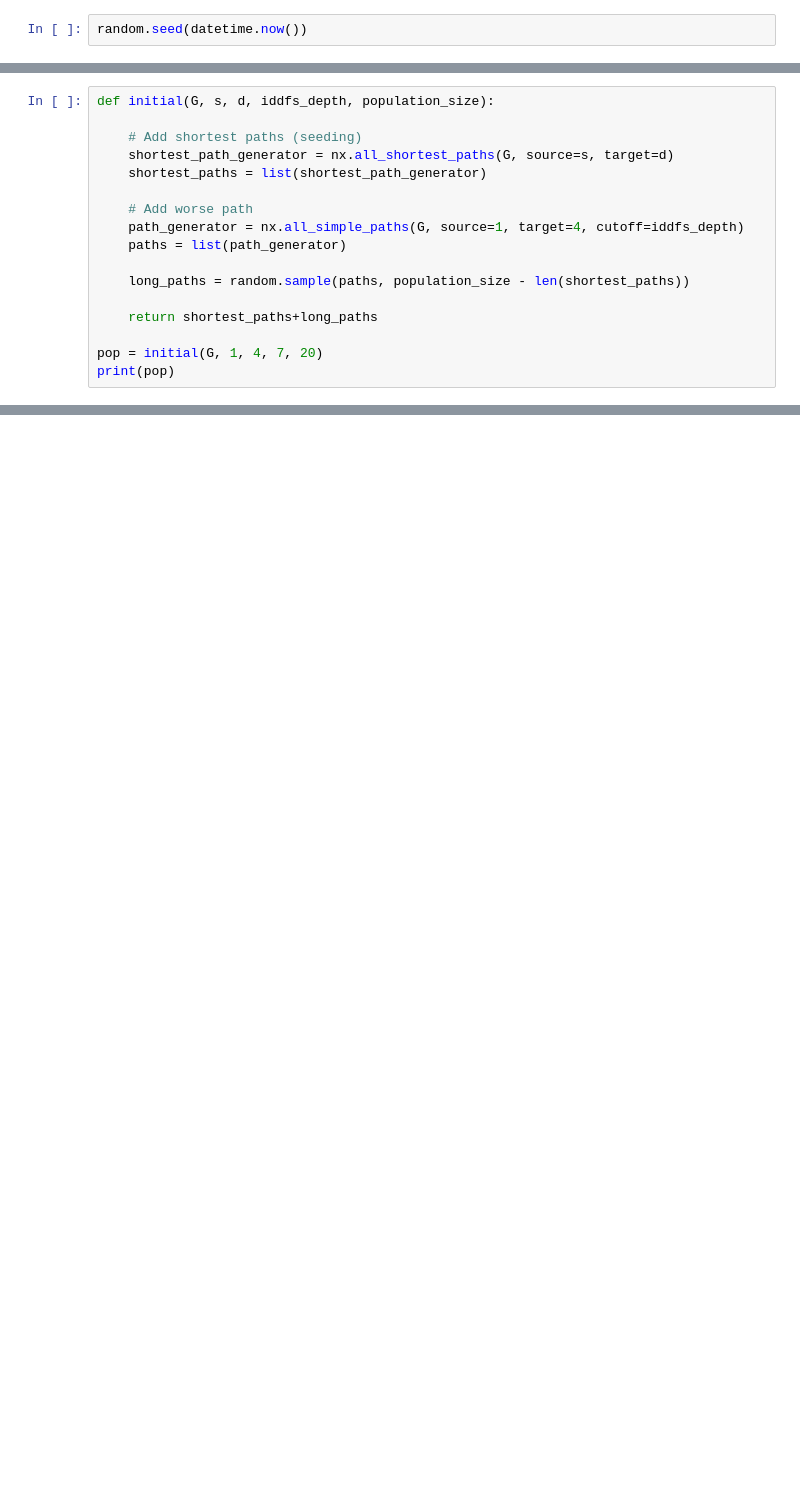
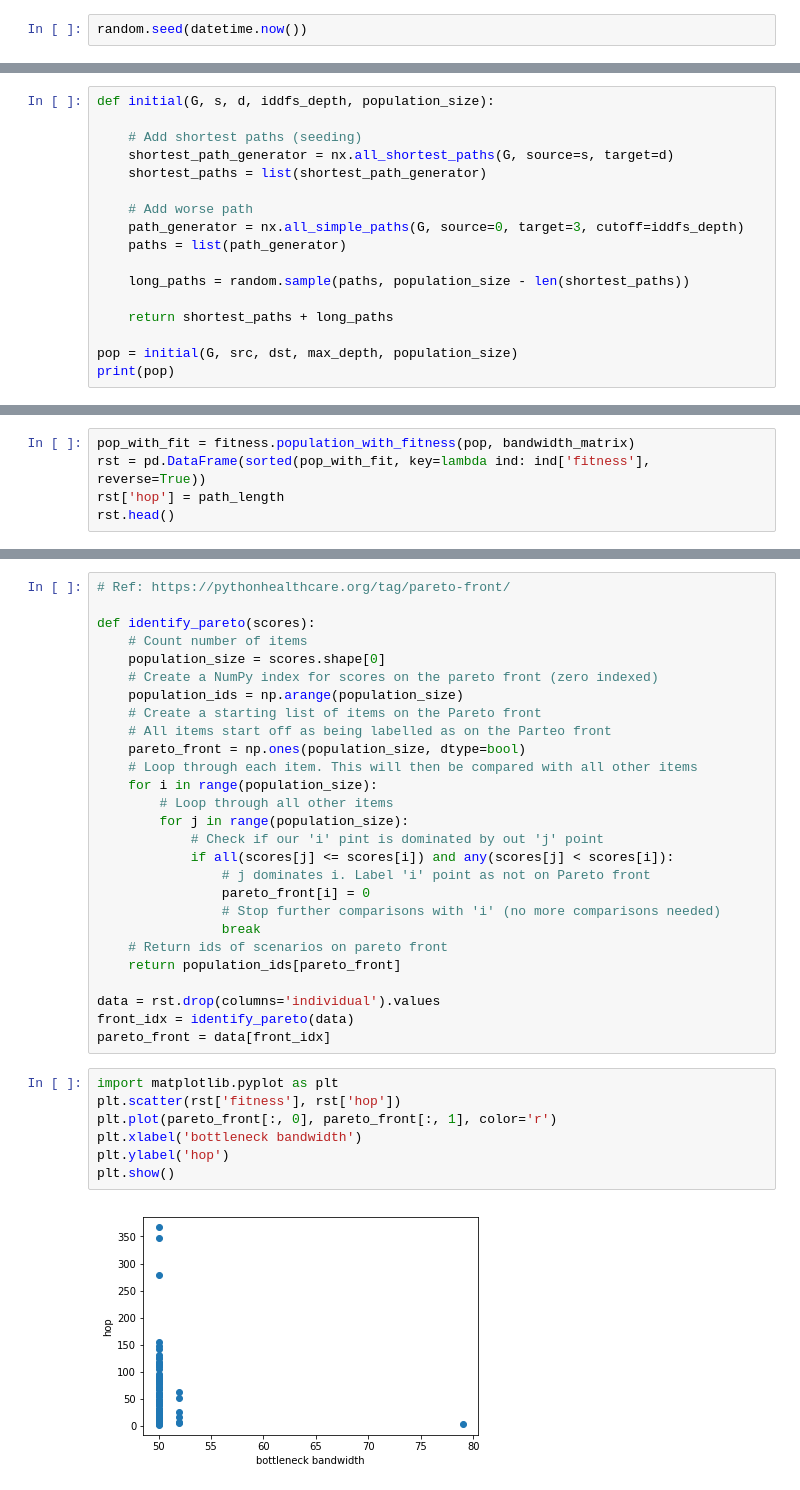
Before and after one commit to hhhhhojeihsu/evolutionary_computation, a Jupyter notebook: main.ipynb, the cells around one changed output, grey strips where cells are left out. Cells and saved outputs as stored; diff of their text form; blank space fills up the shorter version.

```diff
--- a/main.ipynb
+++ b/main.ipynb
@@ -85,13 +90,13 @@ def initial(G, s, d, iddfs_depth, population_size):
     shortest_paths = list(shortest_path_generator)
 
     # Add worse path
-    path_generator = nx.all_simple_paths(G, source=1, target=4, cutoff=iddfs_depth)
+    path_generator = nx.all_simple_paths(G, source=0, target=3, cutoff=iddfs_depth)
     paths = list(path_generator)
 
     long_paths = random.sample(paths, population_size - len(shortest_paths))
 
-    return shortest_paths+long_paths
+    return shortest_paths + long_paths
 
-pop = initial(G, 1, 4, 7, 20)
+pop = initial(G, src, dst, max_depth, population_size)
 print(pop)
 # %% [output]
@@ -119,0 +143,5 @@ print(mutation.mutation(neighbor_matrix, pop[0]))
+# %%
+pop_with_fit = fitness.population_with_fitness(pop, bandwidth_matrix)
+rst = pd.DataFrame(sorted(pop_with_fit, key=lambda ind: ind['fitness'], reverse=True))
+rst['hop'] = path_length
+rst.head()
@@ -119,0 +155,36 @@ print(mutation.mutation(neighbor_matrix, pop[0]))
+# %%
+# Ref: https://pythonhealthcare.org/tag/pareto-front/
+
+def identify_pareto(scores):
+    # Count number of items
+    population_size = scores.shape[0]
+    # Create a NumPy index for scores on the pareto front (zero indexed)
+    population_ids = np.arange(population_size)
+    # Create a starting list of items on the Pareto front
+    # All items start off as being labelled as on the Parteo front
+    pareto_front = np.ones(population_size, dtype=bool)
+    # Loop through each item. This will then be compared with all other items
+    for i in range(population_size):
+        # Loop through all other items
+        for j in range(population_size):
+            # Check if our 'i' pint is dominated by out 'j' point
+            if all(scores[j] <= scores[i]) and any(scores[j] < scores[i]):
+                # j dominates i. Label 'i' point as not on Pareto front
+                pareto_front[i] = 0
+                # Stop further comparisons with 'i' (no more comparisons needed)
+                break
+    # Return ids of scenarios on pareto front
+    return population_ids[pareto_front]
+
+data = rst.drop(columns='individual').values
+front_idx = identify_pareto(data)
+pareto_front = data[front_idx]
+# %%
+import matplotlib.pyplot as plt
+plt.scatter(rst['fitness'], rst['hop'])
+plt.plot(pareto_front[:, 0], pareto_front[:, 1], color='r')
+plt.xlabel('bottleneck bandwidth')
+plt.ylabel('hop')
+plt.show()
+# %% [output]
+[figure, added]
```
Also changed, not shown: parts of 12 cells of this notebook.
